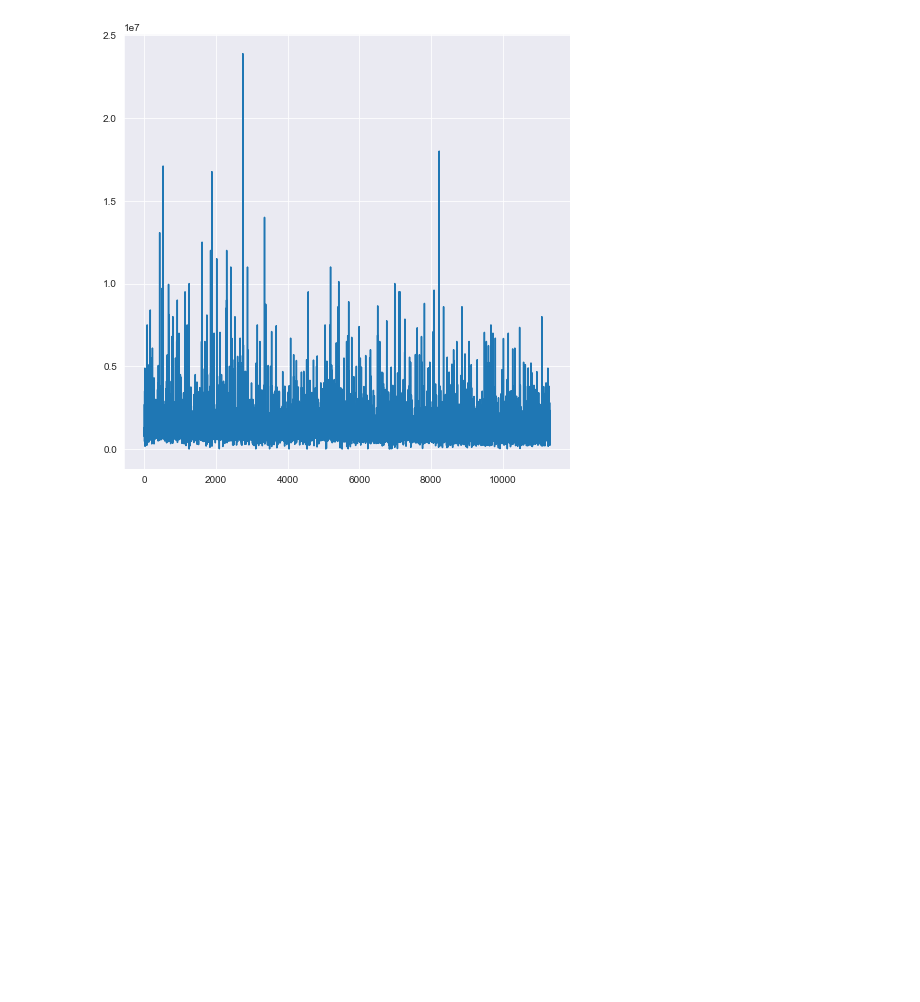
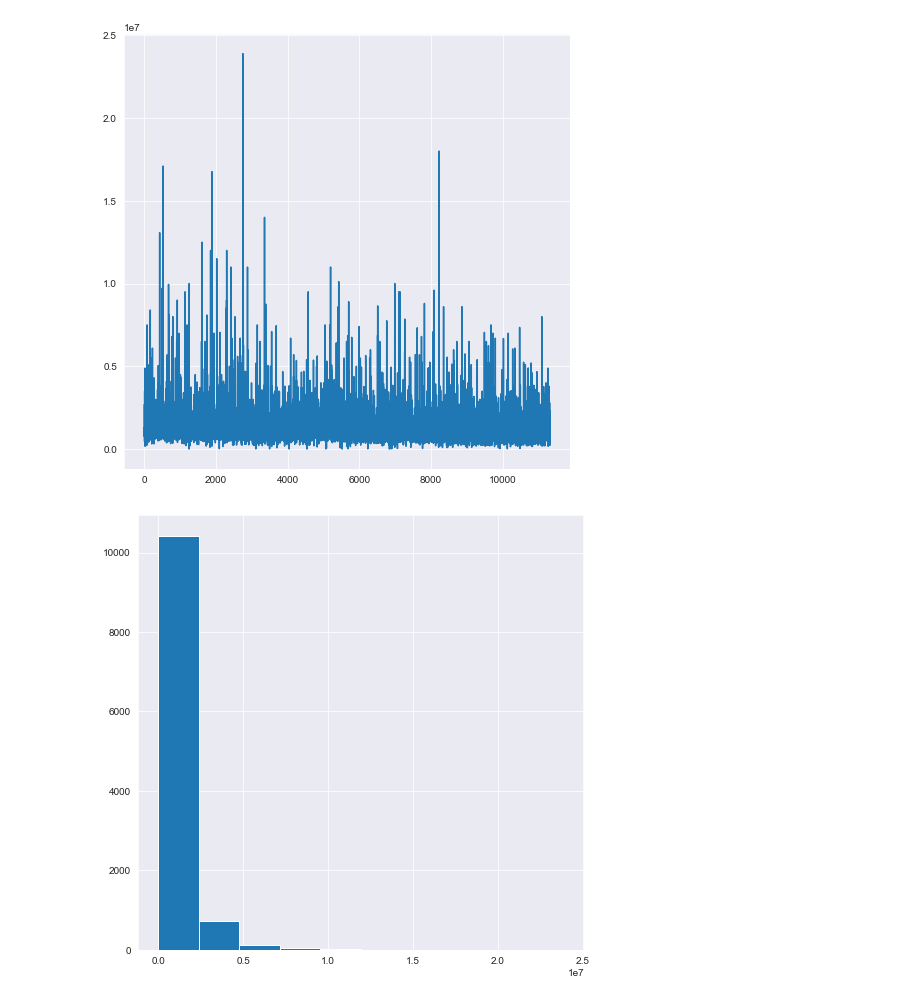
Before and after one commit to DmytryM/Django_NuxtJS, a Jupyter notebook: Django_NuxtJS/big data/3.4.ipynb, the cells around one changed output. Drawn from its saved outputs; the diff is of its cells as text; code cells hidden in the pictures; blank space fills up the shorter version.

```diff
--- a/Django_NuxtJS/big data/3.4.ipynb
+++ b/Django_NuxtJS/big data/3.4.ipynb
@@ -36,3 +36,9 @@ plt.plot(data['lastsoldprice'])
 plt.show()
 # %% [output]
 [figure]
+# %%
+plt.figure(figsize=(8, 8))
+data['lastsoldprice'].hist()
+plt.show()
+# %% [output]
+[figure, added]
```
Also changed, not shown: parts of 3 cells of this notebook.
